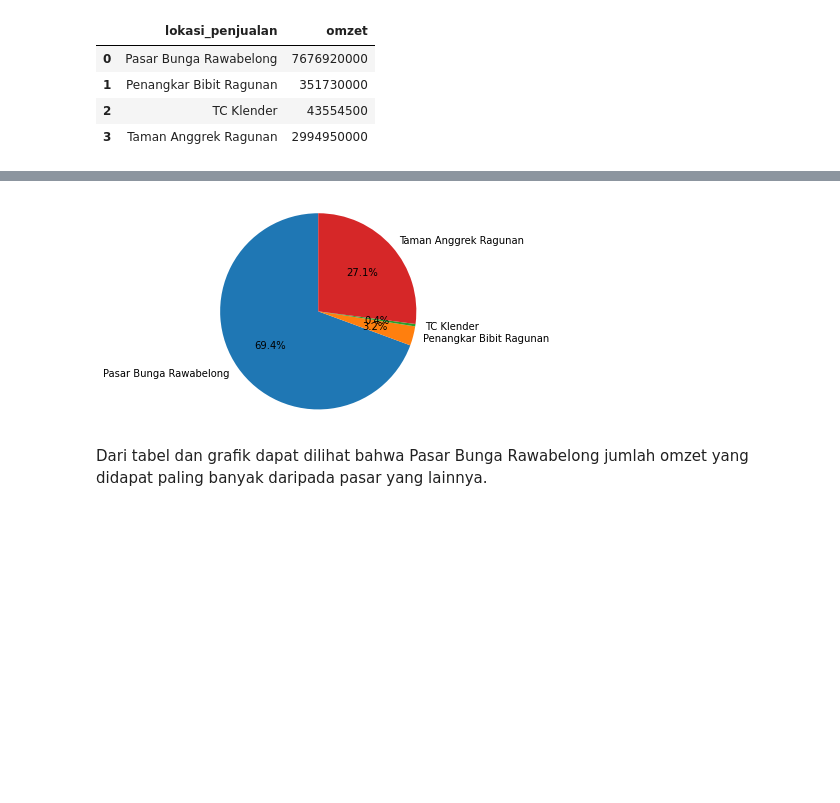
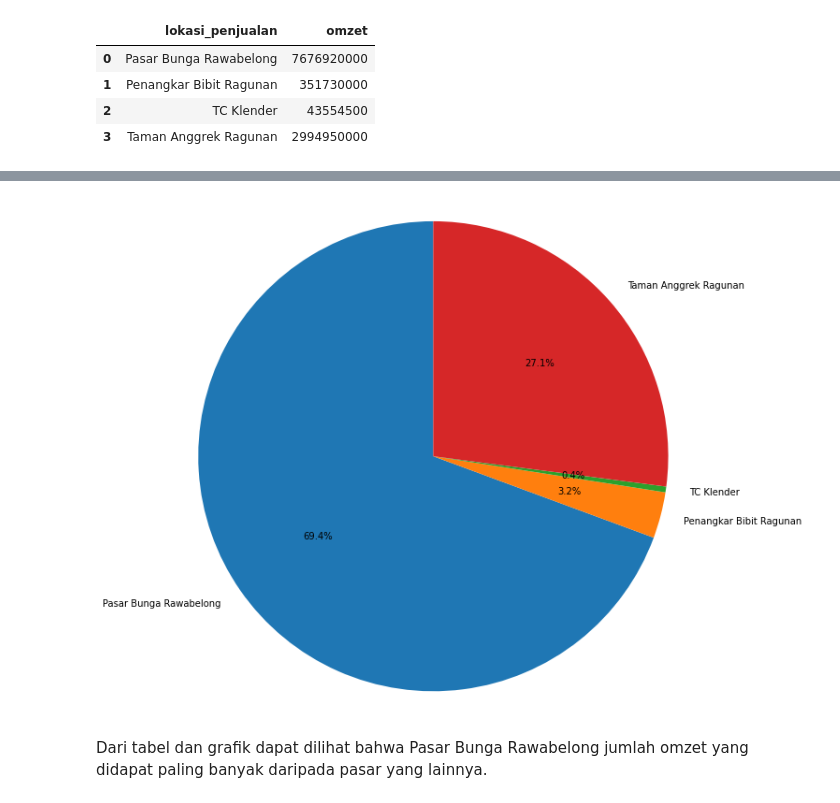
Before and after one commit to bayuryunarko/Data-visualization, a Jupyter notebook: VD_Pemasaran_Bunga_Jakarta.ipynb, the cells around one changed output, grey strips where cells are left out. Saved outputs shown, nothing was run; the diff lists cells and outputs as text; code cells hidden in the pictures; blank space fills up the shorter version.

```diff
--- a/VD_Pemasaran_Bunga_Jakarta.ipynb
+++ b/VD_Pemasaran_Bunga_Jakarta.ipynb
@@ -112,15 +111,13 @@ plt.show()
 # %%
-# labels = ['Bagian 1', 'Bagian 2', 'Bagian 3', 'Bagian 4', 'Bagian 5']
-# percents = [10, 15, 25, 15, 35]
+# Menampilkan data dalam bentuk pie chart
 
-# explode = (0, 0, 0, 0, 0.1)
-fig1, ax1 = plt. subplots()
-# ax1.pie(percents, explode=explode, labels=labels, autopct='%1.1f%%', shadow=True, startangle=90)
+fig1, ax1 = plt. subplots(figsize=(10,10))
+
 ax1.pie(df_sum_omzet_lokasi['omzet'], labels=df_sum_omzet_lokasi['lokasi_penjualan'], autopct='%1.1f%%', startangle=90)
 ax1.axis('equal')
 plt.show()
 # %% [output]
-[figure, old version]
+[figure, new version]
 # %% [markdown]
 Dari tabel dan grafik dapat dilihat bahwa Pasar Bunga Rawabelong jumlah omzet yang didapat paling banyak daripada pasar yang lainnya.
 # %% [markdown]
```
Also changed, not shown: parts of 14 cells of this notebook.
